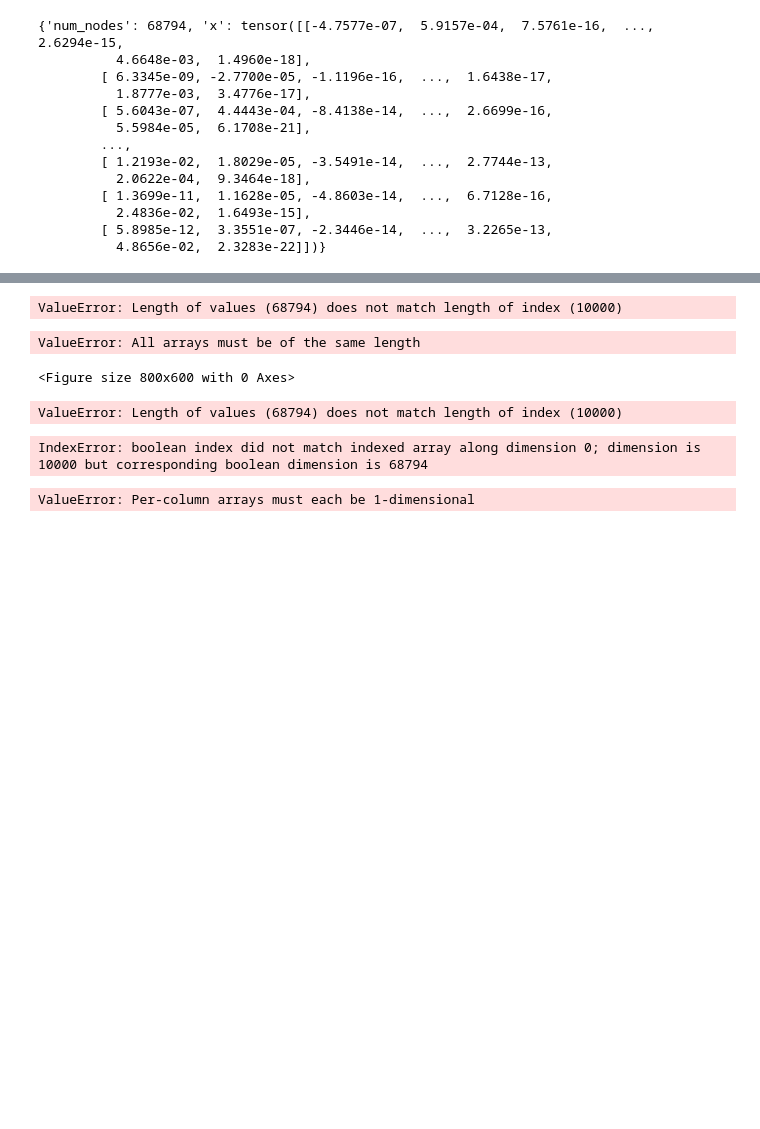
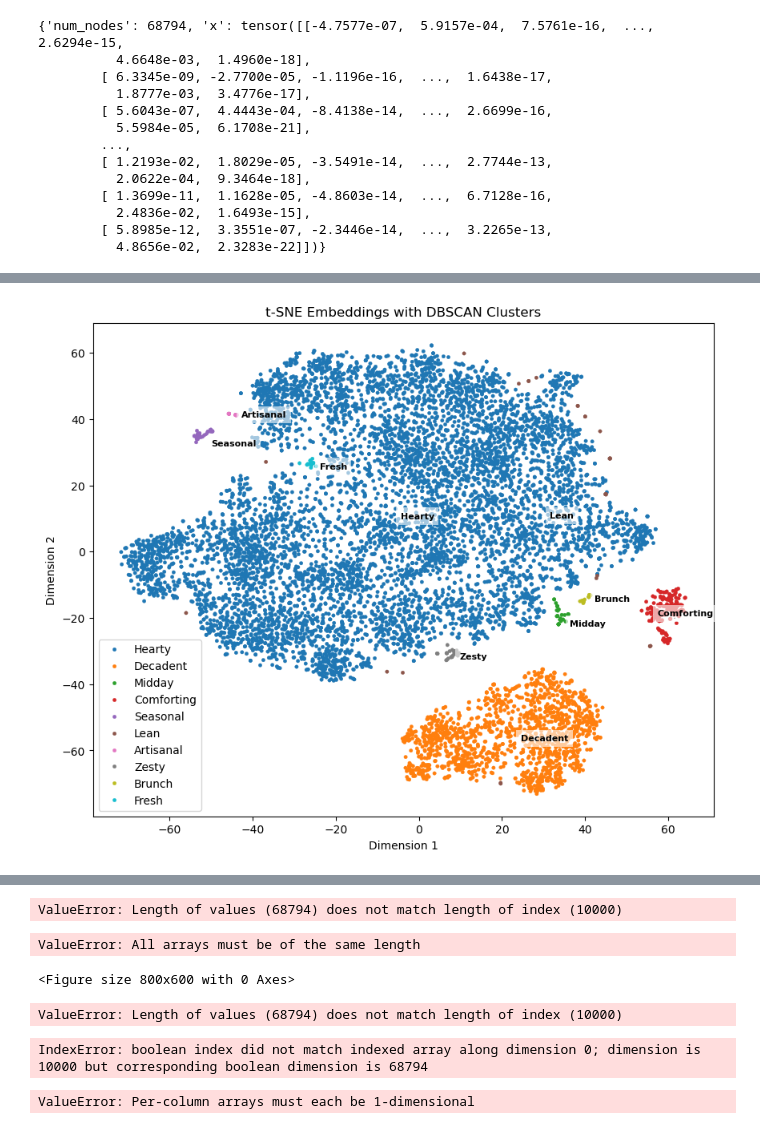
Before and after one commit to SamLB9/AugmentedRecipeRecommendations, a Jupyter notebook: data_loading.ipynb, the cells around one changed output, grey strips where cells are left out. Drawn from its saved outputs; the diff is of its cells as text; code cells hidden in the pictures; blank space fills up the shorter version.

```diff
--- a/data_loading.ipynb
+++ b/data_loading.ipynb
@@ -366,0 +548,5 @@ plt.show()
+# %%
+indices = indices.cpu().numpy()  # torch to numpy if necessary
+cluster_labels = cluster_labels  # from DBSCAN
+recipes_sampled = recipes.iloc[indices].copy()
+recipes_sampled['cluster'] = cluster_labels
@@ -366,0 +633,65 @@ plt.show()
+# %%
+import numpy as np
+import matplotlib.pyplot as plt
+import seaborn as sns
+from adjustText import adjust_text
+
+# Suppose you have:
+# emb_2d: shape [num_points, 2]
+# cluster_labels: numeric array from DBSCAN
+# cluster_mapping: dict from numeric label -> descriptive cluster name
+
+cluster_mapping = {
+    -1: "Lean",
+     0: "Hearty",
+     1: "Decadent",
+     2: "Midday",
+     3: "Comforting",
+     4: "Seasonal",
+     5: "Artisanal",
+     6: "Zesty",
+     7: "Brunch",
+     8: "Fresh"
+}
+
+# Convert numeric labels to descriptive strings
+cluster_names = np.array([cluster_mapping[label] for label in cluster_labels])
+
+plt.figure(figsize=(10,8))
+sns.scatterplot(
+    x=emb_2d[:, 0],
+    y=emb_2d[:, 1],
+    hue=cluster_names,
+    palette="tab10",
+    s=10,
+    alpha=1,       # Slight transparency
+    edgecolor=None,
+    legend="brief"   # or "full" or False if you prefer
+)
+plt.title("t-SNE Embeddings with DBSCAN Clusters")
+plt.xlabel("Dimension 1")
+plt.ylabel("Dimension 2")
+
+# Collect cluster centroids
+unique_names = np.unique(cluster_names)
+text_labels = []
+for name in unique_names:
+    mask = (cluster_names == name)
+    x_centroid = emb_2d[mask, 0].mean()
+    y_centroid = emb_2d[mask, 1].mean()
+    x_centroid += 2  # offset for better label placement
+    y_centroid -= 2  # offset for better label placement
+    # Place text with a bounding box for clarity
+    txt = plt.text(
+        x_centroid, y_centroid, name,
+        fontsize=8, fontweight='bold',
+        bbox=dict(facecolor='white', alpha=0.6, edgecolor='none')
+    )
+    text_labels.append(txt)
+
+# Use adjustText to avoid overlapping text labels
+adjust_text(text_labels, arrowstyle="->", arrowprops=dict(color='black', lw=0.5))
+
+plt.show()
+# %% [output]
+[figure, added]
```
Also changed, not shown: parts of 16 cells of this notebook.
